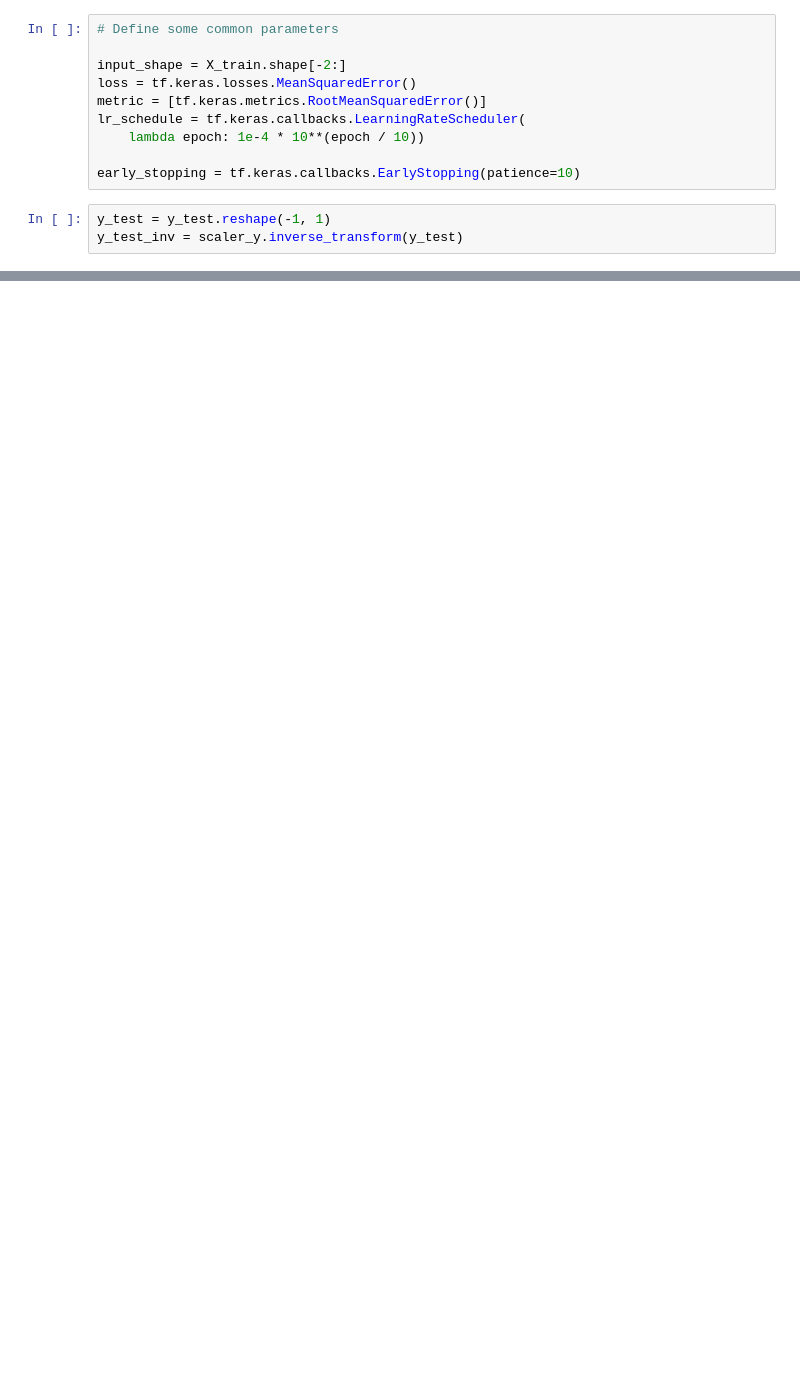
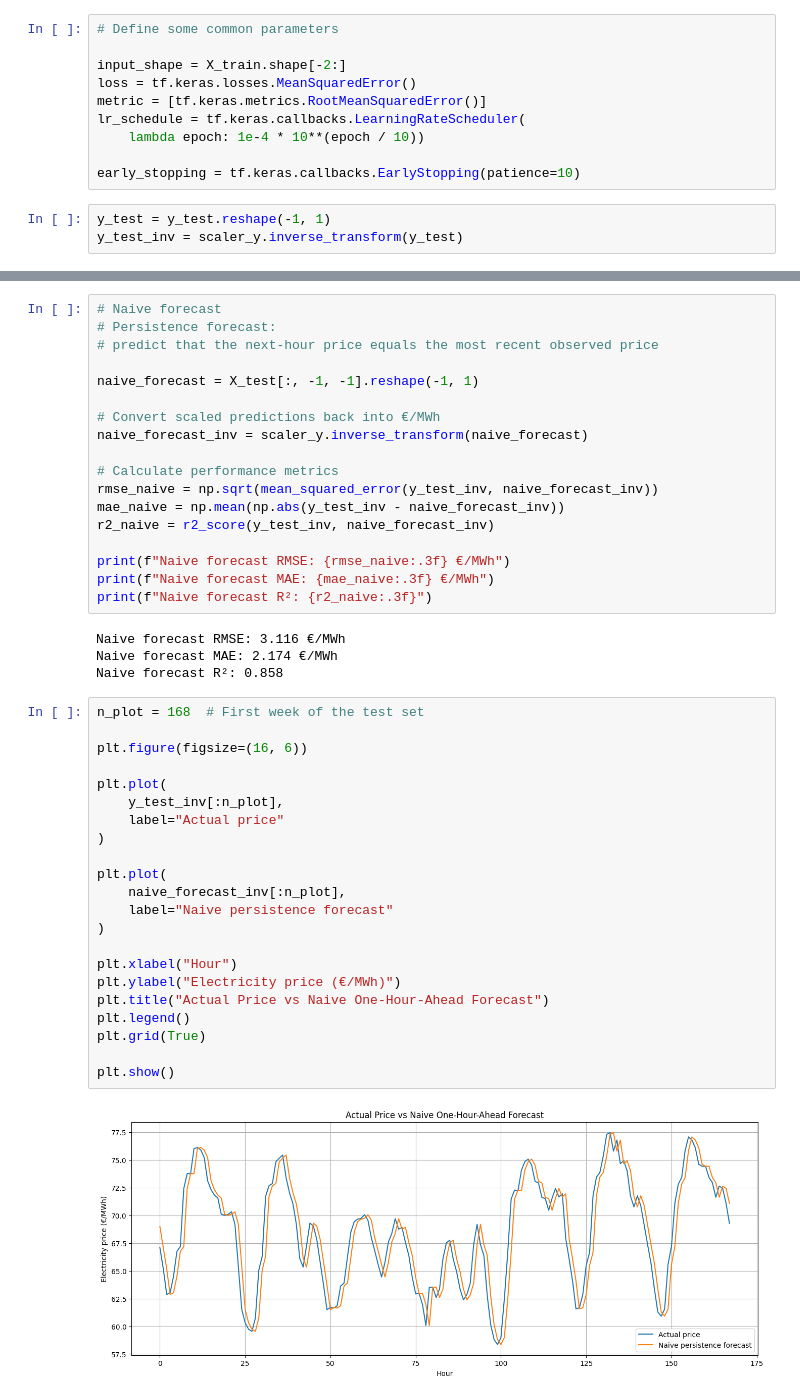
Before and after one commit to tdavies66/Electricity-Price-Forecasting-DNNs-EDA-Kaggle-, a Jupyter notebook: Notebooks/notebook2.ipynb, the cells around one changed output, grey strips where cells are left out. Saved outputs shown, nothing was run; the diff lists cells and outputs as text; blank space fills up the shorter version.

```diff
--- a/Notebooks/notebook2.ipynb
+++ b/Notebooks/notebook2.ipynb
@@ -150,0 +182,46 @@ y_test_inv = scaler_y.inverse_transform(y_test)
+# %%
+# Naive forecast
+# Persistence forecast:
+# predict that the next-hour price equals the most recent observed price
+
+naive_forecast = X_test[:, -1, -1].reshape(-1, 1)
+
+# Convert scaled predictions back into €/MWh
+naive_forecast_inv = scaler_y.inverse_transform(naive_forecast)
+
+# Calculate performance metrics
+rmse_naive = np.sqrt(mean_squared_error(y_test_inv, naive_forecast_inv))
+mae_naive = np.mean(np.abs(y_test_inv - naive_forecast_inv))
+r2_naive = r2_score(y_test_inv, naive_forecast_inv)
+
+print(f"Naive forecast RMSE: {rmse_naive:.3f} €/MWh")
+print(f"Naive forecast MAE: {mae_naive:.3f} €/MWh")
+print(f"Naive forecast R²: {r2_naive:.3f}")
+# %% [output]
+Naive forecast RMSE: 3.116 €/MWh
+Naive forecast MAE: 2.174 €/MWh
+Naive forecast R²: 0.858
+# %%
+n_plot = 168  # First week of the test set
+
+plt.figure(figsize=(16, 6))
+
+plt.plot(
+    y_test_inv[:n_plot],
+    label="Actual price"
+)
+
+plt.plot(
+    naive_forecast_inv[:n_plot],
+    label="Naive persistence forecast"
+)
+
+plt.xlabel("Hour")
+plt.ylabel("Electricity price (€/MWh)")
+plt.title("Actual Price vs Naive One-Hour-Ahead Forecast")
+plt.legend()
+plt.grid(True)
+
+plt.show()
+# %% [output]
+[figure, added]
```
Also changed, not shown: parts of 14 cells of this notebook.
